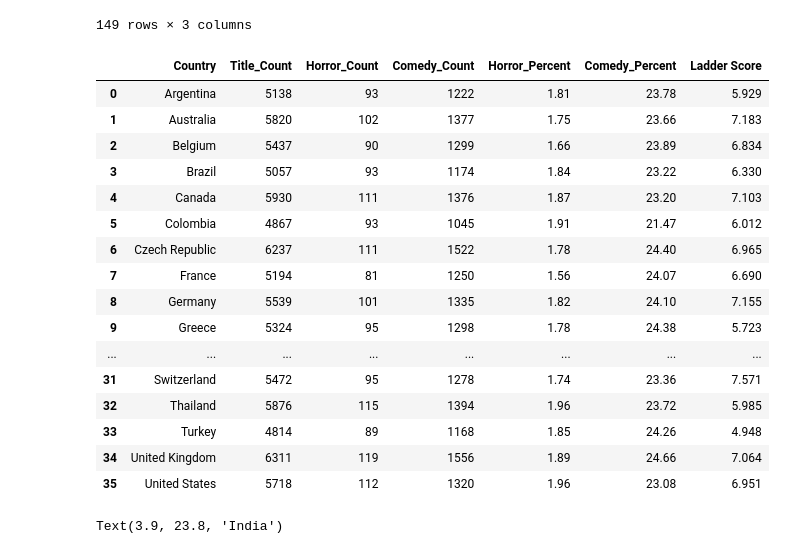
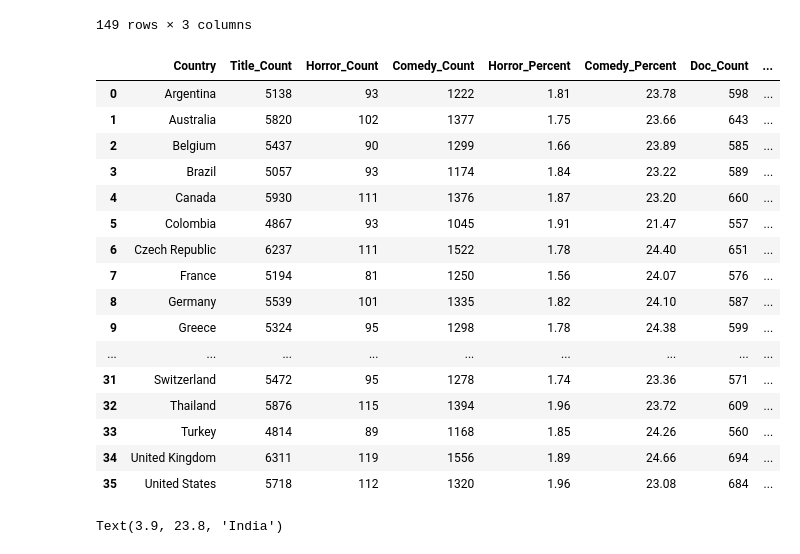
Before and after one commit to adamholcomb/Python-Media-Happiness-Analysis, a Jupyter notebook: HappinessIndex-AH.ipynb, the cells around one changed output. Saved outputs shown, nothing was run; the diff lists cells and outputs as text; code cells hidden in the pictures.

```diff
--- a/HappinessIndex-AH.ipynb
+++ b/HappinessIndex-AH.ipynb
@@ -114,6 +114,9 @@ horror_count = horror_df.groupby(['Country']).count()
 # %%
 comedy_df = genre_df.loc[genre_df["Genre"]=="Comedy"]
 comedy_count = comedy_df.groupby(['Country']).count()
+# %%
+doc_df = genre_df.loc[genre_df["Genre"]=="Documentary"]
+doc_count = doc_df.groupby(['Country']).count()
 # %%
 total_horror_df = pd.merge(title_count,horror_count,how='outer',on='Country',suffixes=("_Total","_Horror"))
 del total_horror_df["Languages_Total"]
@@ -149,0 +133,7 @@ horror_comedy_df
+# %%
+genre_data_df = pd.merge(horror_comedy_df,doc_count,how='outer',on='Country')
+del genre_data_df["Languages"]
+genre_data_df.columns = ['Title_Count','Horror_Count','Comedy_Count','Horror_Percent','Comedy_Percent','Doc_Count']
+doc_percent = genre_data_df['Doc_Count']/genre_data_df['Title_Count']*100
+genre_data_df["Doc_Percent"] = round(doc_percent,2)
+genre_data_df
@@ -207,27 +216,27 @@ world_happiness_report_t= pd.read_csv(file_to_load_r)
 # %%
 # world_happiness_report_t.head()
 # %%
-happiness_genre_df = pd.merge(horror_comedy_df,world_happiness_report_sub,how='left',on='Country')
+happiness_genre_df = pd.merge(genre_data_df,world_happiness_report_sub,how='left',on='Country')
 del happiness_genre_df['Region']
 happiness_genre_df
 # %% [output]
-|  | Country | Title_Count | Horror_Count | Comedy_Count | Horror_Percent | Comedy_Percent | Ladder Score |
-| 0 | Argentina | 5138 | 93 | 1222 | 1.81 | 23.78 | 5.929 |
-| 1 | Australia | 5820 | 102 | 1377 | 1.75 | 23.66 | 7.183 |
-| 2 | Belgium | 5437 | 90 | 1299 | 1.66 | 23.89 | 6.834 |
-| 3 | Brazil | 5057 | 93 | 1174 | 1.84 | 23.22 | 6.330 |
-| 4 | Canada | 5930 | 111 | 1376 | 1.87 | 23.20 | 7.103 |
-| 5 | Colombia | 4867 | 93 | 1045 | 1.91 | 21.47 | 6.012 |
-| 6 | Czech Republic | 6237 | 111 | 1522 | 1.78 | 24.40 | 6.965 |
-| 7 | France | 5194 | 81 | 1250 | 1.56 | 24.07 | 6.690 |
-| 8 | Germany | 5539 | 101 | 1335 | 1.82 | 24.10 | 7.155 |
-| 9 | Greece | 5324 | 95 | 1298 | 1.78 | 24.38 | 5.723 |
-| ... | ... | ... | ... | ... | ... | ... | ... |
-| 31 | Switzerland | 5472 | 95 | 1278 | 1.74 | 23.36 | 7.571 |
-| 32 | Thailand | 5876 | 115 | 1394 | 1.96 | 23.72 | 5.985 |
-| 33 | Turkey | 4814 | 89 | 1168 | 1.85 | 24.26 | 4.948 |
-| 34 | United Kingdom | 6311 | 119 | 1556 | 1.89 | 24.66 | 7.064 |
-| 35 | United States | 5718 | 112 | 1320 | 1.96 | 23.08 | 6.951 |
+|  | Country | Title_Count | Horror_Count | Comedy_Count | Horror_Percent | Comedy_Percent | Doc_Count | ... |
+| 0 | Argentina | 5138 | 93 | 1222 | 1.81 | 23.78 | 598 | ... |
+| 1 | Australia | 5820 | 102 | 1377 | 1.75 | 23.66 | 643 | ... |
+| 2 | Belgium | 5437 | 90 | 1299 | 1.66 | 23.89 | 585 | ... |
+| 3 | Brazil | 5057 | 93 | 1174 | 1.84 | 23.22 | 589 | ... |
+| 4 | Canada | 5930 | 111 | 1376 | 1.87 | 23.20 | 660 | ... |
+| 5 | Colombia | 4867 | 93 | 1045 | 1.91 | 21.47 | 557 | ... |
+| 6 | Czech Republic | 6237 | 111 | 1522 | 1.78 | 24.40 | 651 | ... |
+| 7 | France | 5194 | 81 | 1250 | 1.56 | 24.07 | 576 | ... |
+| 8 | Germany | 5539 | 101 | 1335 | 1.82 | 24.10 | 587 | ... |
+| 9 | Greece | 5324 | 95 | 1298 | 1.78 | 24.38 | 599 | ... |
+| ... | ... | ... | ... | ... | ... | ... | ... | ... |
+| 31 | Switzerland | 5472 | 95 | 1278 | 1.74 | 23.36 | 571 | ... |
+| 32 | Thailand | 5876 | 115 | 1394 | 1.96 | 23.72 | 609 | ... |
+| 33 | Turkey | 4814 | 89 | 1168 | 1.85 | 24.26 | 560 | ... |
+| 34 | United Kingdom | 6311 | 119 | 1556 | 1.89 | 24.66 | 694 | ... |
+| 35 | United States | 5718 | 112 | 1320 | 1.96 | 23.08 | 684 | ... |
 # %%
 import matplotlib.pyplot as plt
 # %%
```
Also changed, not shown: parts of 4 cells of this notebook.
